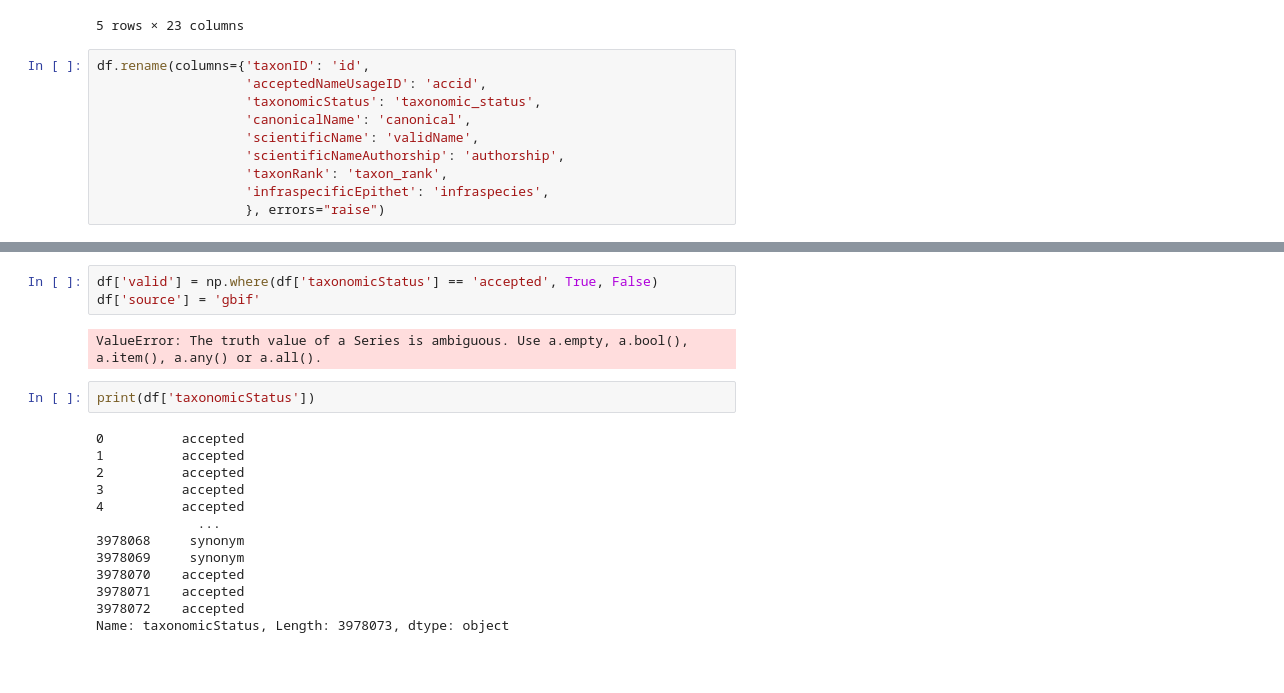
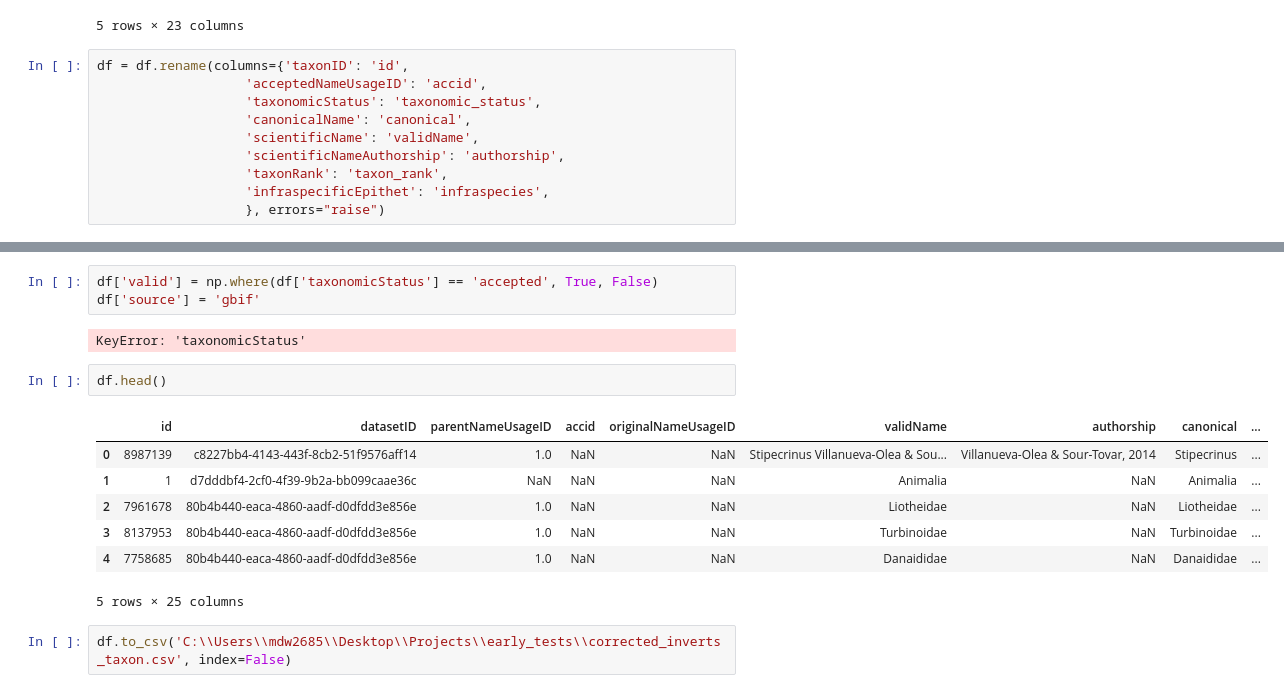
Before and after one commit to mitchwebb/data-tests, a Jupyter notebook: gbif_taxon_to_beeBDC.ipynb, the cells around one changed output, grey strips where cells are left out. Drawn from its saved outputs; the diff is of its cells as text; blank space fills up the shorter version.

```diff
--- a/gbif_taxon_to_beeBDC.ipynb
+++ b/gbif_taxon_to_beeBDC.ipynb
@@ -14,7 +15,7 @@ df.head()
 | 4 | 7758685 | 80b4b440-eaca-4860-aadf-d0dfdd3e856e | 1.0 | NaN | NaN | Danaididae | ... |
 5 rows × 23 columns
 # %%
-df.rename(columns={'taxonID': 'id',
+df = df.rename(columns={'taxonID': 'id',
                    'acceptedNameUsageID': 'accid',
                    'taxonomicStatus': 'taxonomic_status',
                    'canonicalName': 'canonical',
@@ -41,19 +28,16 @@ df.rename(columns={'taxonID': 'id',
 df['valid'] = np.where(df['taxonomicStatus'] == 'accepted', True, False)
 df['source'] = 'gbif'
 # %% [output]
-ValueError: The truth value of a Series is ambiguous. Use a.empty, a.bool(), a.item(), a.any() or a.all().
+KeyError: 'taxonomicStatus'
-# %%
-print(df['taxonomicStatus'])
-# %% [output]
-0          accepted
-1          accepted
-2          accepted
-3          accepted
-4          accepted
-             ...
-3978068     synonym
-3978069     synonym
-3978070    accepted
-3978071    accepted
-3978072    accepted
-Name: taxonomicStatus, Length: 3978073, dtype: object
+# %%
+df.head()
+# %% [output]
+|  | id | datasetID | parentNameUsageID | accid | originalNameUsageID | validName | authorship | canonical | ... |
+| 0 | 8987139 | c8227bb4-4143-443f-8cb2-51f9576aff14 | 1.0 | NaN | NaN | Stipecrinus Villanueva-Olea & Sou... | Villanueva-Olea & Sour-Tovar, 2014 | Stipecrinus | ... |
+| 1 | 1 | d7dddbf4-2cf0-4f39-9b2a-bb099caae36c | NaN | NaN | NaN | Animalia | NaN | Animalia | ... |
+| 2 | 7961678 | 80b4b440-eaca-4860-aadf-d0dfdd3e856e | 1.0 | NaN | NaN | Liotheidae | NaN | Liotheidae | ... |
+| 3 | 8137953 | 80b4b440-eaca-4860-aadf-d0dfdd3e856e | 1.0 | NaN | NaN | Turbinoidae | NaN | Turbinoidae | ... |
+| 4 | 7758685 | 80b4b440-eaca-4860-aadf-d0dfdd3e856e | 1.0 | NaN | NaN | Danaididae | NaN | Danaididae | ... |
+5 rows × 25 columns
+# %%
+df.to_csv('C:\\Users\\mdw2685\\Desktop\\Projects\\early_tests\\corrected_inverts_taxon.csv', index=False)
```
Also changed, not shown: parts of 2 cells of this notebook, 22 other files.
